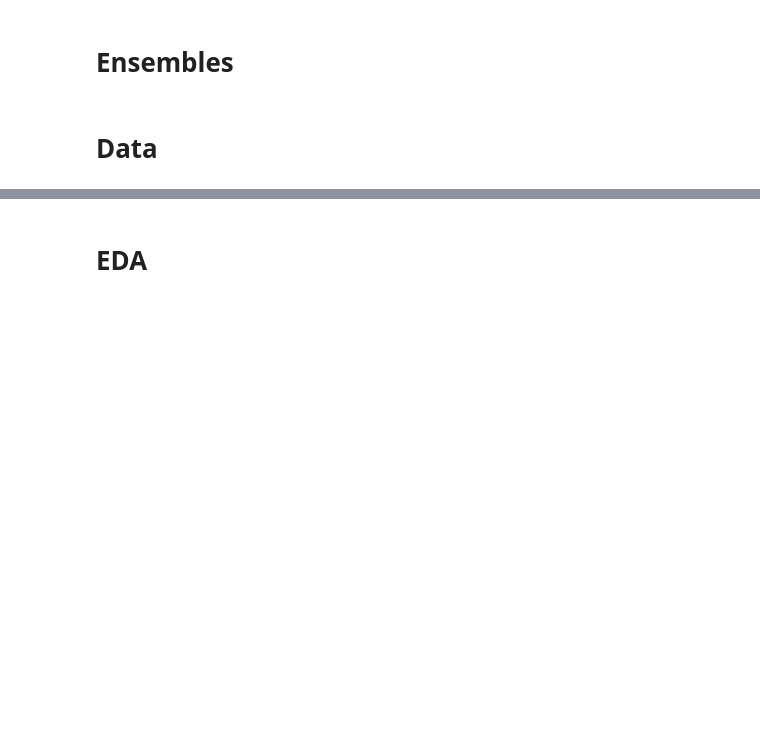
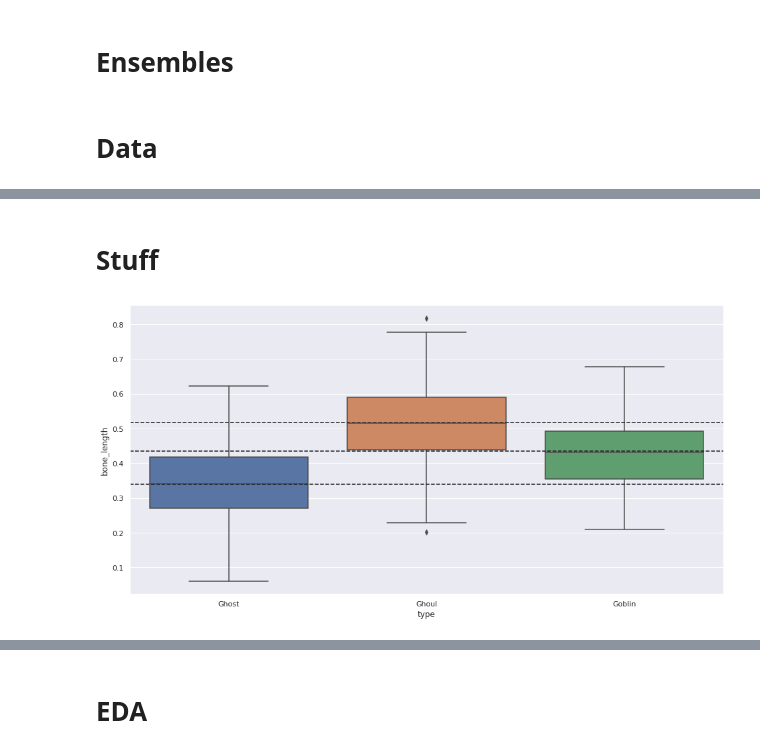
Before and after one commit to it176131/Ghouls-Goblins-and-Ghosts...-Boo-, a Jupyter notebook: Ghouls, Goblins, and Ghosts... Boo!.ipynb, the cells around one changed output, grey strips where cells are left out. Drawn from its saved outputs; the diff is of its cells as text; code cells hidden in the pictures; blank space fills up the shorter version.

```diff
--- a/Ghouls, Goblins, and Ghosts... Boo!.ipynb
+++ b/Ghouls, Goblins, and Ghosts... Boo!.ipynb
@@ -120,0 +440,2 @@ train.head()
+# %% [markdown]
+# Stuff
@@ -120,0 +451,43 @@ train.head()
+# %%
+train['rf_q'] = np.where(
+    train.rotting_flesh < train.rotting_flesh.quantile(0.25),
+    0,
+    np.where(
+        train.rotting_flesh > train.rotting_flesh.quantile(0.75),
+        2, 1
+    )
+)
+# %%
+train['hl_q'] = np.where(
+    train.hair_length < train.hair_length.quantile(0.25),
+    0,
+    np.where(
+        train.hair_length > train.hair_length.quantile(0.75),
+        2, 1
+    )
+)
+# %%
+train['hs_q'] = np.where(
+    train.has_soul < train.has_soul.quantile(0.25),
+    0,
+    np.where(
+        train.has_soul > train.has_soul.quantile(0.75),
+        2, 1
+    )
+)
+# %%
+fig, ax = plt.subplots(figsize=(16,8))
+
+sns.boxplot(
+    data=train,
+    x='type',
+    y='bone_length',
+    ax=ax,
+    order=train.type.sort_values().unique()
+)
+
+ax.axhline(train.bone_length.quantile(0.25), c='k', ls='--')
+ax.axhline(train.bone_length.quantile(0.50), c='k', ls='--')
+ax.axhline(train.bone_length.quantile(0.75), c='k', ls='--');
+# %% [output]
+[figure, added]
```
Also changed, not shown: parts of 81 cells of this notebook, 2 other files.
